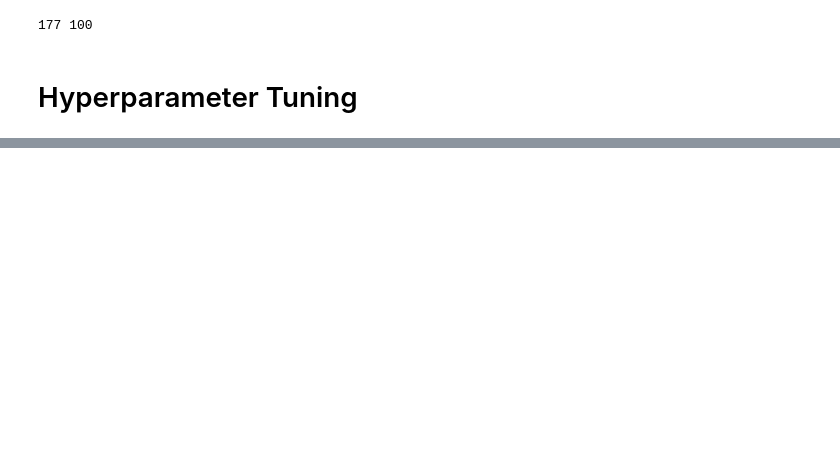
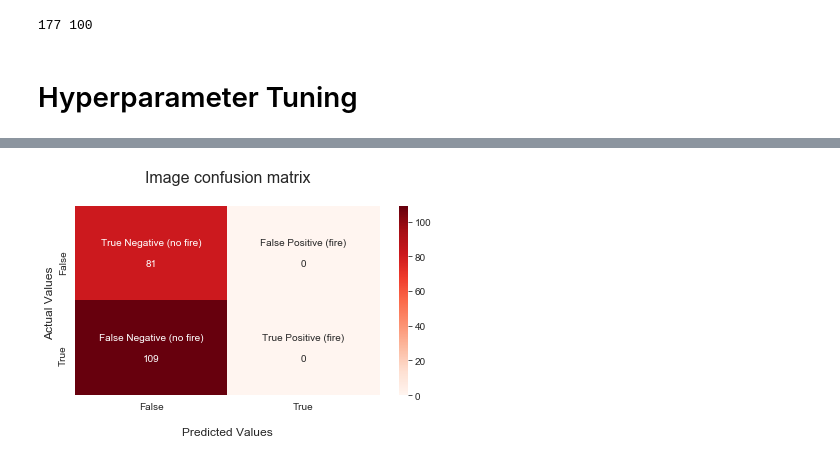
Before and after one commit to sdeittrick/Wildfire_Detection_Capstone_697, a Jupyter notebook: wildfire_prediction_pipeline/model_exploration.ipynb, the cells around one changed output, grey strips where cells are left out. Cells and saved outputs as stored; diff of their text form; code cells hidden in the pictures; blank space fills up the shorter version.

```diff
--- a/wildfire_prediction_pipeline/model_exploration.ipynb
+++ b/wildfire_prediction_pipeline/model_exploration.ipynb
@@ -207,38 +212,4 @@ from tensorboard.plugins.hparams import api as hp
 %load_ext tensorboard
 %reload_ext tensorboard
 #! rm -rf ./logs/
-# %%
-HP_NUM_UNITS = hp.HParam('num_units', hp.Discrete([16, 32, 64])) #8
-HP_DROPOUT = hp.HParam('dropout', hp.RealInterval(0.1, 0.2))
-HP_OPTIMIZER = hp.HParam('optimizer', hp.Discrete(['adam', 'Nadam','RMSprop'])) #'sgd','Adagrad'
-
-METRICS = [
-    hp.Metric(
-        "epoch_accuracy",
-        group="validation",
-        display_name="accuracy (val.)",
-    ),
-    hp.Metric(
-        "epoch_loss",
-        group="validation",
-        display_name="loss (val.)",
-    ),
-    hp.Metric(
-        "batch_accuracy",
-        group="train",
-        display_name="accuracy (train)",
-    ),
-    hp.Metric(
-        "batch_loss",
-        group="train",
-        display_name="loss (train)",
-    ),
-]
-
-with tf.summary.create_file_writer('logs/hparam_tuning').as_default():
-    hp.hparams_config(
-    hparams=[HP_NUM_UNITS, HP_DROPOUT, HP_OPTIMIZER],
-#     metrics=[hp.Metric(METRIC_ACCURACY, display_name='Accuracy')],
-    metrics=METRICS
-    )
 # %%
@@ -268,0 +268,12 @@ with tf.summary.create_file_writer('logs/hparam_tuning').as_default():
+# %%
+#dataframe assembly for model comparison
+#integrate confusion matrices as well
+
+modelDf = pd.DataFrame(list(zip(units, dropouts, optimizers, losses, accuracies, f1_scores, precisions, recalls, cms)),#aucs,
+               columns =['units', 'dropouts', 'optimizers', 'losses', 'accuracies', 'f1_scores', 'precisions', 'recalls', 'cms'])#'aucs',
+
+modelDf['cms'].values[0]
+
+plot_confusion_matrix_2(modelDf['cms'].values[0],normalize=False)
+# %% [output]
+[figure, added]
```
Also changed, not shown: parts of 11 cells of this notebook, 38 other files.
